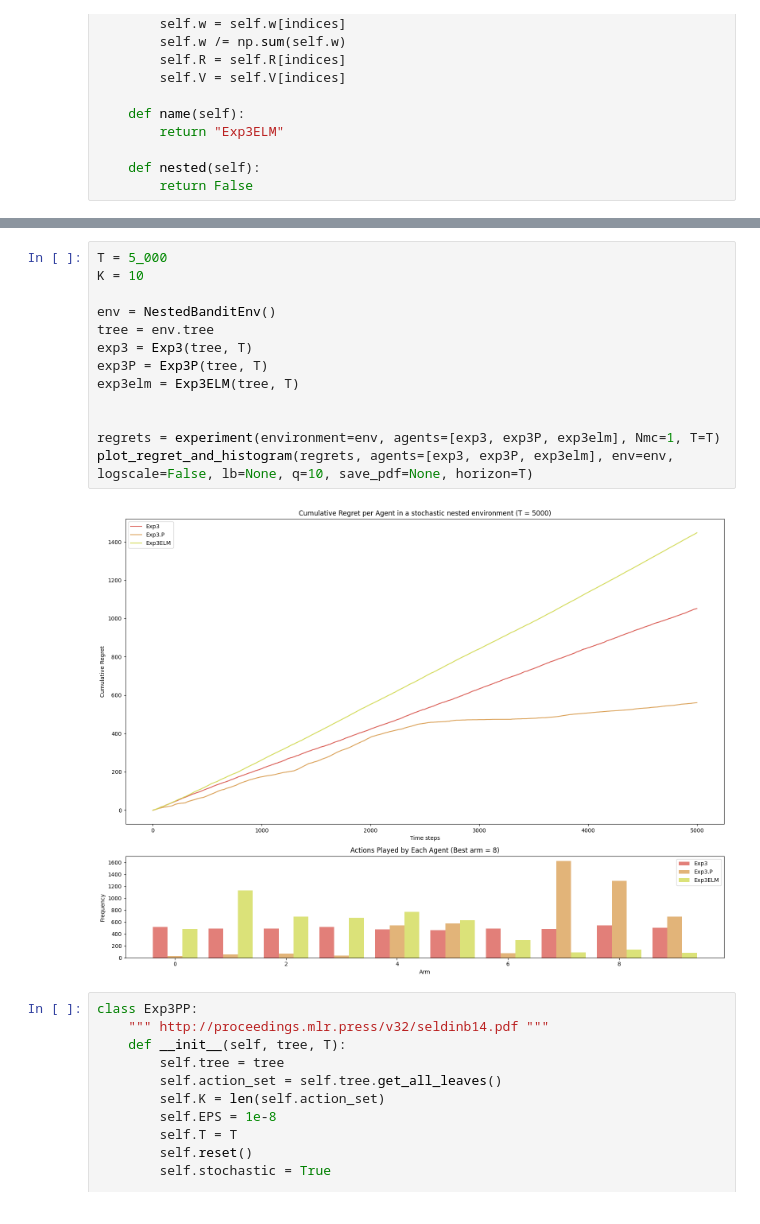
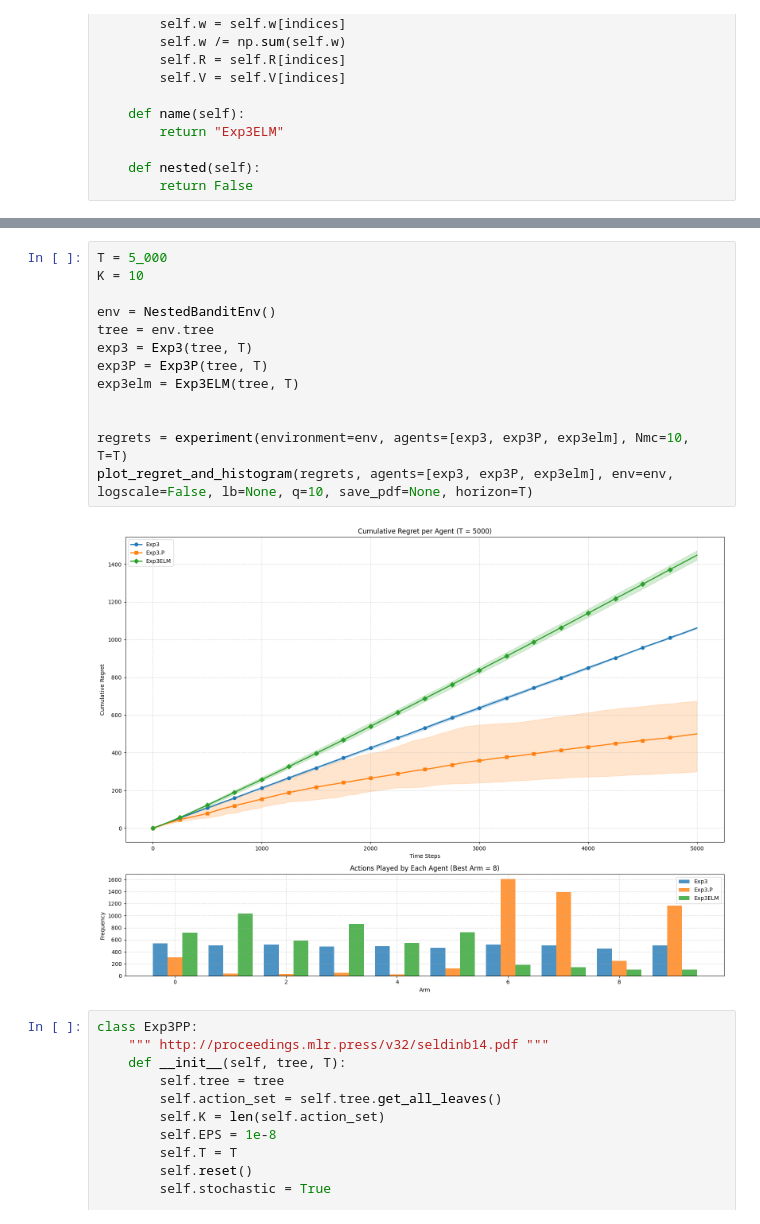
Before and after one commit to AugustinCablant/CRITEO-INTERNSHIP, a Jupyter notebook: exponential_algorithms_stochastic_setting.ipynb, the cells around one changed output, grey strips where cells are left out. Drawn from its saved outputs; the diff is of its cells as text.

```diff
--- a/exponential_algorithms_stochastic_setting.ipynb
+++ b/exponential_algorithms_stochastic_setting.ipynb
@@ -382,18 +459,18 @@ class Exp3ELM():
 # %%
 T = 5_000
 K = 10
 
 env = NestedBanditEnv()
 tree = env.tree
 exp3 = Exp3(tree, T)
 exp3P = Exp3P(tree, T)
 exp3elm = Exp3ELM(tree, T)
 
 
-regrets = experiment(environment=env, agents=[exp3, exp3P, exp3elm], Nmc=1, T=T)
+regrets = experiment(environment=env, agents=[exp3, exp3P, exp3elm], Nmc=10, T=T)
 plot_regret_and_histogram(regrets, agents=[exp3, exp3P, exp3elm], env=env, logscale=False, lb=None, q=10, save_pdf=None, horizon=T)
 # %% [output]
-[figure, old version]
+[figure, new version]
 # %%
 class Exp3PP:
     """ http://proceedings.mlr.press/v32/seldinb14.pdf """
```
Also changed, not shown: parts of 7 cells of this notebook.
